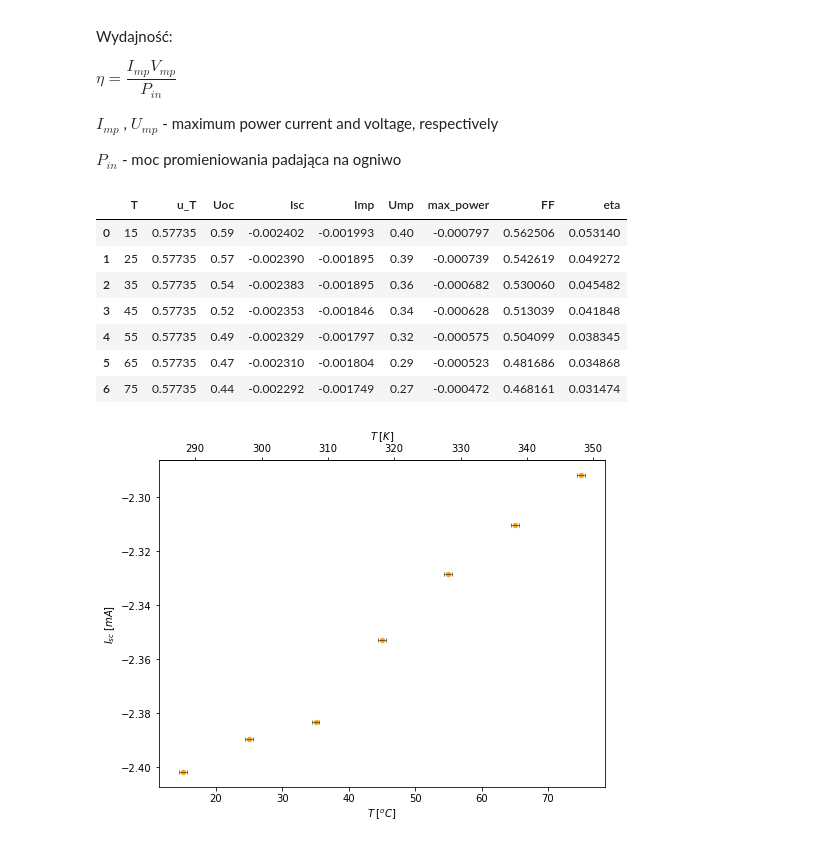
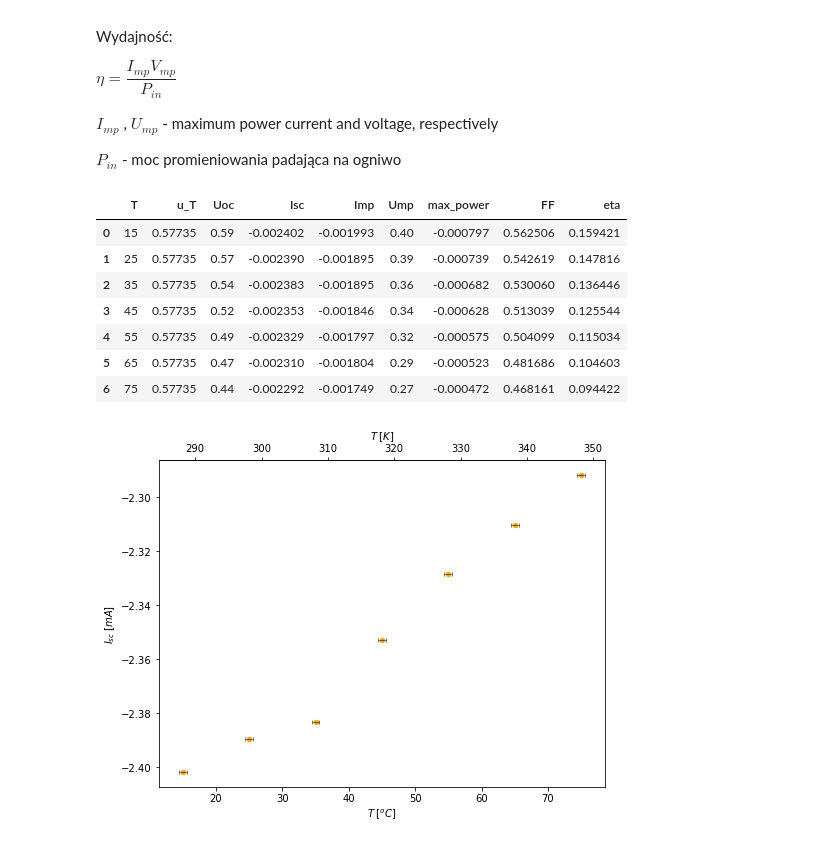
Before and after one commit to ficnawode/fizyka-pw-lab2-data-analysis, a Jupyter notebook: cw9/temp.ipynb, the cells around one changed output. Saved outputs shown, nothing was run; the diff lists cells and outputs as text; code cells hidden in the pictures.

```diff
--- a/cw9/temp.ipynb
+++ b/cw9/temp.ipynb
@@ -25,16 +25,16 @@ fig, ax = plt.subplots(2,1, figsize =(8,12))
 for key in temp:
     x = temp[key]["U"]
     y = temp[key]["I"]
-    ax[0].plot(x,y, label=(key + r'$^o C$'))
+    ax[0].plot(x,1000*y, label=(key + r'$^o C$'))
     lo, hi = (10,-25)
-    ax[1].plot(x.iloc[lo:hi],y.iloc[lo:hi], label=(key + r'$^o C$'))
+    ax[1].plot(x.iloc[lo:hi],1000*y.iloc[lo:hi], label=(key + r'$^o C$'))
 
 ax[0].set_xlabel(r'$U[V]$')
-ax[0].set_ylabel(r'$I[A]$')
+ax[0].set_ylabel(r'$I[mA]$')
 ax[0].legend()
 
 ax[1].set_xlabel(r'$U[V]$')
-ax[1].set_ylabel(r'$I[A]$')
+ax[1].set_ylabel(r'$I[mA]$')
 ax[1].legend()
 
 plt.savefig('out/img/charakterystyka_temp.jpg', dpi = 450)
@@ -101,22 +101,22 @@ params['Imp'] = I_mp
 params['Ump'] = U_mp
 # %%
 _I = 1000 # W/m^2
-_A = 1.5e-5 # m**2
+_A = 0.5e-5 # m**2
 _P = _I*_A
 params['max_power'] = (params['Imp']*params['Ump'])
 params['FF'] = (params['Imp']*params['Ump'])/(params['Isc']*params['Uoc'])
 params['eta'] = ( (params['Imp']*params['Ump'])/_P ).abs()
 params.to_csv('out/csv/params_temp.csv', index = False)
 params
 # %% [output]
 |  | T | u_T | Uoc | Isc | Imp | Ump | max_power | FF | eta |
-| 0 | 15 | 0.57735 | 0.59 | -0.002402 | -0.001993 | 0.40 | -0.000797 | 0.562506 | 0.053140 |
-| 1 | 25 | 0.57735 | 0.57 | -0.002390 | -0.001895 | 0.39 | -0.000739 | 0.542619 | 0.049272 |
-| 2 | 35 | 0.57735 | 0.54 | -0.002383 | -0.001895 | 0.36 | -0.000682 | 0.530060 | 0.045482 |
-| 3 | 45 | 0.57735 | 0.52 | -0.002353 | -0.001846 | 0.34 | -0.000628 | 0.513039 | 0.041848 |
-| 4 | 55 | 0.57735 | 0.49 | -0.002329 | -0.001797 | 0.32 | -0.000575 | 0.504099 | 0.038345 |
-| 5 | 65 | 0.57735 | 0.47 | -0.002310 | -0.001804 | 0.29 | -0.000523 | 0.481686 | 0.034868 |
-| 6 | 75 | 0.57735 | 0.44 | -0.002292 | -0.001749 | 0.27 | -0.000472 | 0.468161 | 0.031474 |
+| 0 | 15 | 0.57735 | 0.59 | -0.002402 | -0.001993 | 0.40 | -0.000797 | 0.562506 | 0.159421 |
+| 1 | 25 | 0.57735 | 0.57 | -0.002390 | -0.001895 | 0.39 | -0.000739 | 0.542619 | 0.147816 |
+| 2 | 35 | 0.57735 | 0.54 | -0.002383 | -0.001895 | 0.36 | -0.000682 | 0.530060 | 0.136446 |
+| 3 | 45 | 0.57735 | 0.52 | -0.002353 | -0.001846 | 0.34 | -0.000628 | 0.513039 | 0.125544 |
+| 4 | 55 | 0.57735 | 0.49 | -0.002329 | -0.001797 | 0.32 | -0.000575 | 0.504099 | 0.115034 |
+| 5 | 65 | 0.57735 | 0.47 | -0.002310 | -0.001804 | 0.29 | -0.000523 | 0.481686 | 0.104603 |
+| 6 | 75 | 0.57735 | 0.44 | -0.002292 | -0.001749 | 0.27 | -0.000472 | 0.468161 | 0.094422 |
 # %%
 
 def C_to_K(x):
```
Also changed, not shown: parts of 2 cells of this notebook, 8 other files.
